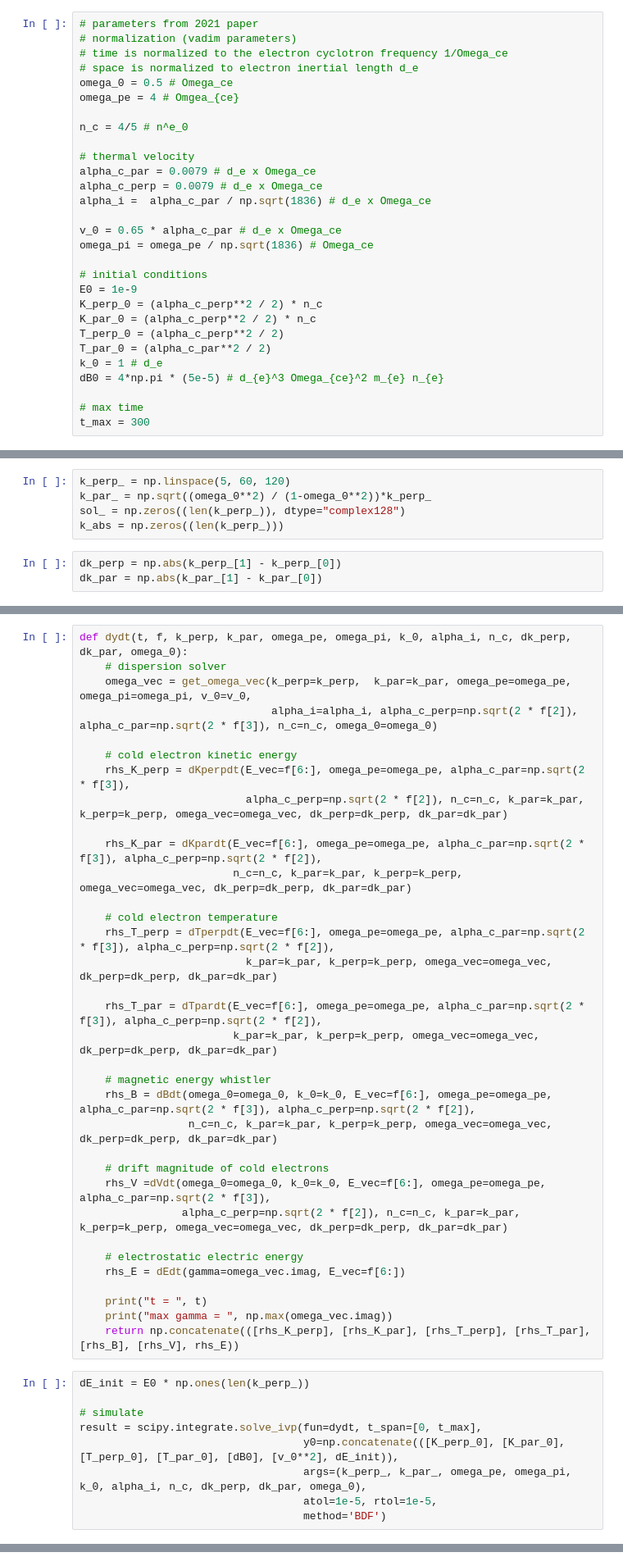
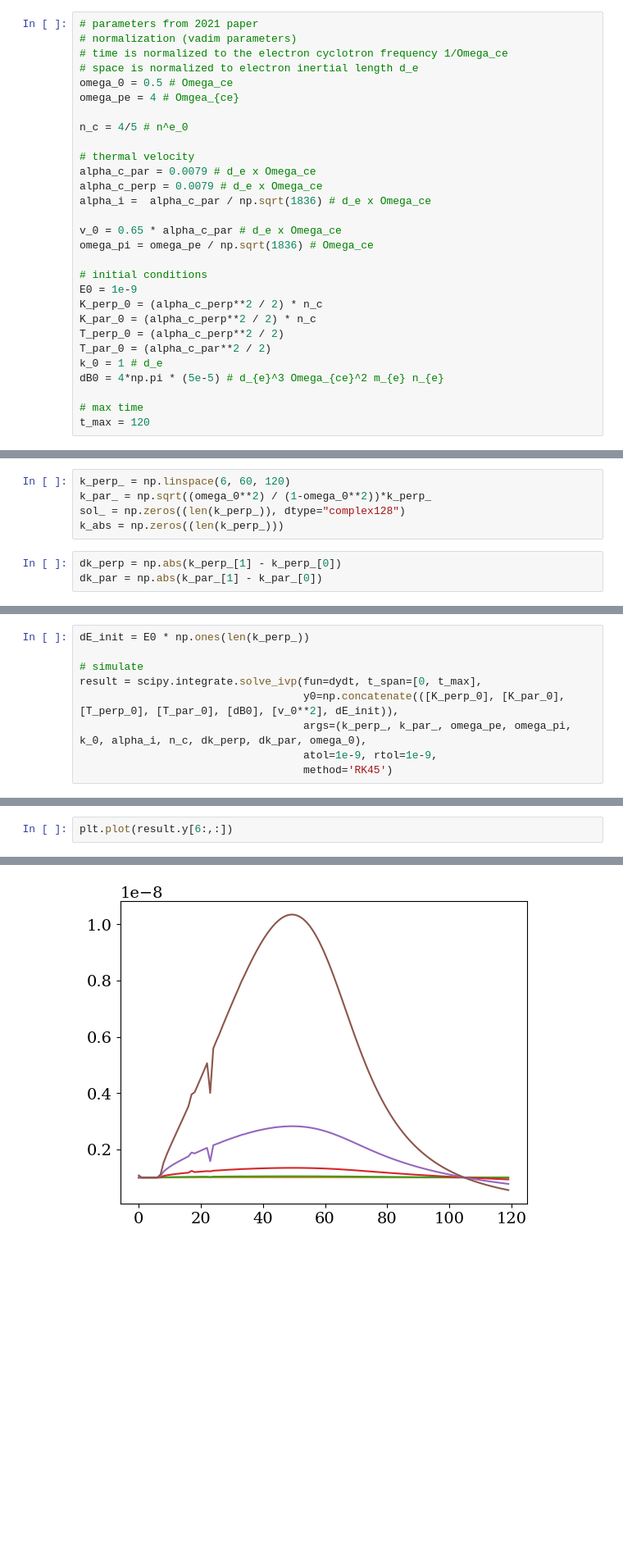
Before and after one commit to opaliss/QLT_whistler, a Jupyter notebook: 2021_pop_electrostatic_oblique_QLT.ipynb, the cells around one changed output, grey strips where cells are left out. Shown: that part at 82% size. Cells and saved outputs as stored; diff of their text form; blank space fills up the shorter version.

```diff
--- a/2021_pop_electrostatic_oblique_QLT.ipynb
+++ b/2021_pop_electrostatic_oblique_QLT.ipynb
@@ -61,4 +61,4 @@ k_0 = 1 # d_e
 dB0 = 4*np.pi * (5e-5) # d_{e}^3 Omega_{ce}^2 m_{e} n_{e}
 
 # max time
-t_max = 300
+t_max = 120
@@ -84,5 +65,5 @@ dispersion residual =  5.055378518071675e-11
 # %%
-k_perp_ = np.linspace(5, 60, 120)
+k_perp_ = np.linspace(6, 60, 120)
 k_par_ = np.sqrt((omega_0**2) / (1-omega_0**2))*k_perp_
 sol_ = np.zeros((len(k_perp_)), dtype="complex128")
 k_abs = np.zeros((len(k_perp_)))
@@ -157,37 +87,3 @@ def get_omega_vec(k_perp, k_par, omega_pe, omega_pi, v_0, alpha_i, alpha_c_perp,
-# %%
-def dydt(t, f, k_perp, k_par, omega_pe, omega_pi, k_0, alpha_i, n_c, dk_perp, dk_par, omega_0):
-    # dispersion solver
-    omega_vec = get_omega_vec(k_perp=k_perp,  k_par=k_par, omega_pe=omega_pe, omega_pi=omega_pi, v_0=v_0,
-                              alpha_i=alpha_i, alpha_c_perp=np.sqrt(2 * f[2]), alpha_c_par=np.sqrt(2 * f[3]), n_c=n_c, omega_0=omega_0)
-
-    # cold electron kinetic energy
-    rhs_K_perp = dKperpdt(E_vec=f[6:], omega_pe=omega_pe, alpha_c_par=np.sqrt(2 * f[3]),
-                          alpha_c_perp=np.sqrt(2 * f[2]), n_c=n_c, k_par=k_par, k_perp=k_perp, omega_vec=omega_vec, dk_perp=dk_perp, dk_par=dk_par)
-
-    rhs_K_par = dKpardt(E_vec=f[6:], omega_pe=omega_pe, alpha_c_par=np.sqrt(2 * f[3]), alpha_c_perp=np.sqrt(2 * f[2]),
-                        n_c=n_c, k_par=k_par, k_perp=k_perp, omega_vec=omega_vec, dk_perp=dk_perp, dk_par=dk_par)
-
-    # cold electron temperature
-    rhs_T_perp = dTperpdt(E_vec=f[6:], omega_pe=omega_pe, alpha_c_par=np.sqrt(2 * f[3]), alpha_c_perp=np.sqrt(2 * f[2]),
-                          k_par=k_par, k_perp=k_perp, omega_vec=omega_vec, dk_perp=dk_perp, dk_par=dk_par)
-
-    rhs_T_par = dTpardt(E_vec=f[6:], omega_pe=omega_pe, alpha_c_par=np.sqrt(2 * f[3]), alpha_c_perp=np.sqrt(2 * f[2]),
-                        k_par=k_par, k_perp=k_perp, omega_vec=omega_vec, dk_perp=dk_perp, dk_par=dk_par)
-
-    # magnetic energy whistler
-    rhs_B = dBdt(omega_0=omega_0, k_0=k_0, E_vec=f[6:], omega_pe=omega_pe, alpha_c_par=np.sqrt(2 * f[3]), alpha_c_perp=np.sqrt(2 * f[2]),
-                 n_c=n_c, k_par=k_par, k_perp=k_perp, omega_vec=omega_vec, dk_perp=dk_perp, dk_par=dk_par)
-
-    # drift magnitude of cold electrons
-    rhs_V =dVdt(omega_0=omega_0, k_0=k_0, E_vec=f[6:], omega_pe=omega_pe, alpha_c_par=np.sqrt(2 * f[3]),
-                alpha_c_perp=np.sqrt(2 * f[2]), n_c=n_c, k_par=k_par, k_perp=k_perp, omega_vec=omega_vec, dk_perp=dk_perp, dk_par=dk_par)
-
-    # electrostatic electric energy
-    rhs_E = dEdt(gamma=omega_vec.imag, E_vec=f[6:])
-
-    print("t = ", t)
-    print("max gamma = ", np.max(omega_vec.imag))
-    return np.concatenate(([rhs_K_perp], [rhs_K_par], [rhs_T_perp], [rhs_T_par], [rhs_B], [rhs_V], rhs_E))
 # %%
 dE_init = E0 * np.ones(len(k_perp_))
 
@@ -195,6 +91,6 @@ dE_init = E0 * np.ones(len(k_perp_))
 result = scipy.integrate.solve_ivp(fun=dydt, t_span=[0, t_max],
                                    y0=np.concatenate(([K_perp_0], [K_par_0], [T_perp_0], [T_par_0], [dB0], [v_0**2], dE_init)),
                                    args=(k_perp_, k_par_, omega_pe, omega_pi, k_0, alpha_i, n_c, dk_perp, dk_par, omega_0),
-                                   atol=1e-5, rtol=1e-5,
-                                   method='BDF')
+                                   atol=1e-9, rtol=1e-9,
+                                   method='RK45')
 # %% [output]
@@ -217,0 +114,3 @@ k|_ 5.0
+# %%
+plt.plot(result.y[6:,:])
+# %% [output]
@@ -217,0 +123 @@ k|_ 5.0
+[figure, added]
```
Also changed, not shown: parts of 15 cells of this notebook, 5 other files.
